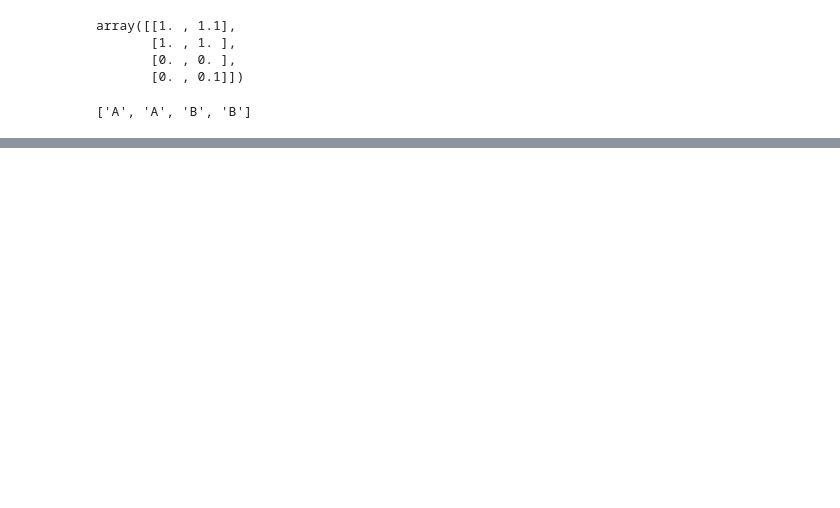
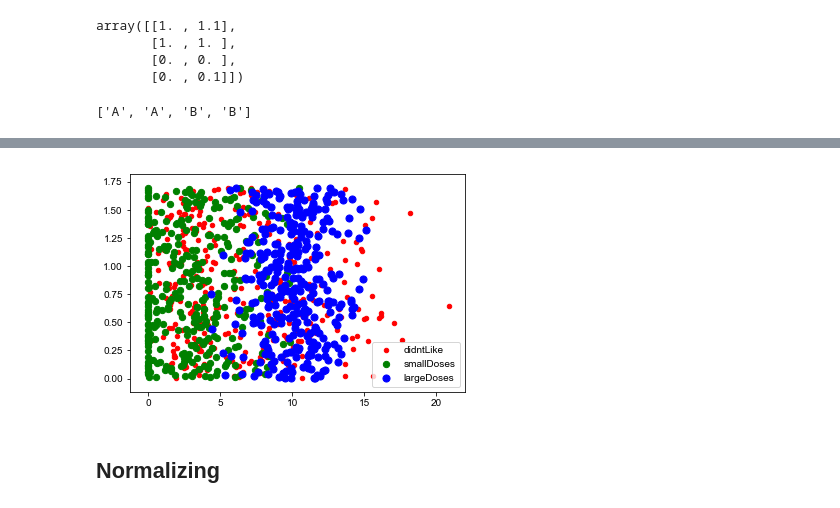
Before and after one commit to xiaoyuxie-vico/machinelearninginaction, a Jupyter notebook: Ch02/kNN-code.ipynb, the cells around one changed output, grey strips where cells are left out. Saved outputs shown, nothing was run; the diff lists cells and outputs as text; code cells hidden in the pictures; blank space fills up the shorter version.

```diff
--- a/Ch02/kNN-code.ipynb
+++ b/Ch02/kNN-code.ipynb
@@ -52,0 +123,29 @@ diffMat.shape (4, 2)
+# %%
+type1_x, type1_y = [], []
+type2_x, type2_y = [], []
+type3_x, type3_y = [], []
+
+for i in range(len(datingLabels)):
+    if datingLabels[i]==1:
+        type1_x.append(datingDataMat[i][1])
+        type1_y.append(datingDataMat[i][2])
+
+    if datingLabels[i]==2:
+        type2_x.append(datingDataMat[i][1])
+        type2_y.append(datingDataMat[i][2])
+
+    if datingLabels[i]==3:
+        type3_x.append(datingDataMat[i][1])
+        type3_y.append(datingDataMat[i][2])
+
+fig = plt.figure()
+ax = fig.add_subplot(111)
+ax.scatter(type1_x, type1_y, s=20, c='red', label='didntLike')
+ax.scatter(type2_x,type2_y, s=40, c='green', label='smallDoses')
+ax.scatter(type3_x,type3_y, s=50, c='blue', label='largeDoses')
+ax.legend()
+plt.show()
+# %% [output]
+[figure, added]
+# %% [markdown]
+## Normalizing
```
Also changed, not shown: parts of 32 cells of this notebook, 2 other files.
